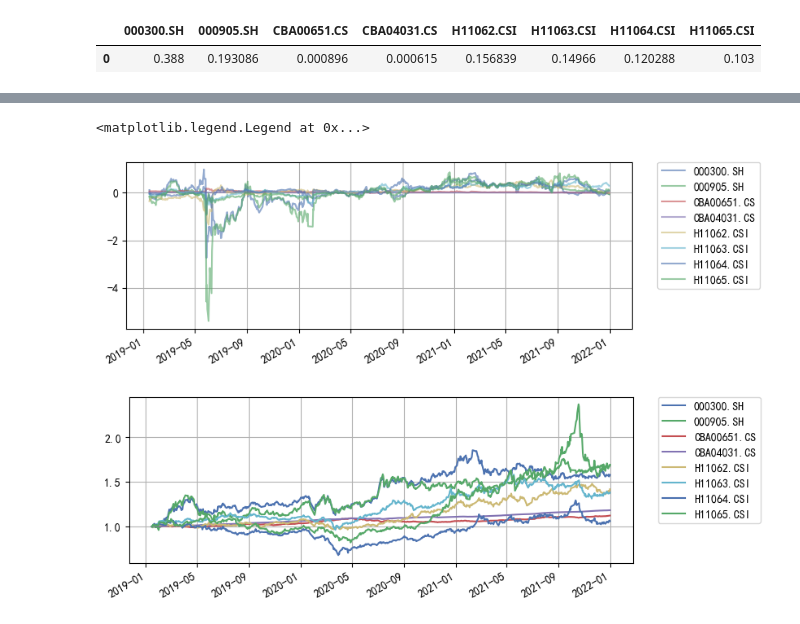
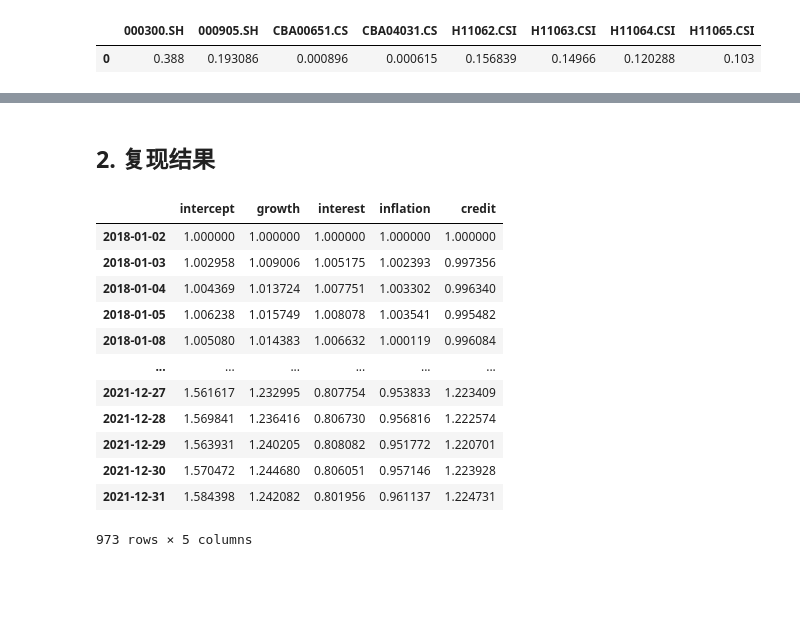
Before and after one commit to yuansicheng/factor_allocation_research, a Jupyter notebook: codes/bender_article.ipynb, the cells around one changed output, grey strips where cells are left out. Cells and saved outputs as stored; diff of their text form; code cells hidden in the pictures; blank space fills up the shorter version.

Commit message:
update asset alpha prediction

```diff
--- a/codes/bender_article.ipynb
+++ b/codes/bender_article.ipynb
@@ -244,11 +194,19 @@ aa_backtest._strategy._asset_alpha
-# %%
-asset_alpha.plot(figsize=(8,3), grid=True, alpha=0.6)
-plt.legend(loc=2, bbox_to_anchor=(1.05,1.0),borderaxespad = 0.)
-
-tmp = asset_data_raw.reindex(asset_alpha.index)
-(tmp/tmp.iloc[0]).reindex(asset_alpha.index).plot(figsize=(8,3), grid=True)
-plt.legend(loc=2, bbox_to_anchor=(1.05,1.0),borderaxespad = 0.)
-# %% [output]
-<matplotlib.legend.Legend at 0x...>
-[figure, removed]
-[figure, removed]
+# %% [markdown]
+## 2. 复现结果
+# %%
+# fmp
+fmp_value
+# %% [output]
+|  | intercept | growth | interest | inflation | credit |
+| 2018-01-02 | 1.000000 | 1.000000 | 1.000000 | 1.000000 | 1.000000 |
+| 2018-01-03 | 1.002958 | 1.009006 | 1.005175 | 1.002393 | 0.997356 |
+| 2018-01-04 | 1.004369 | 1.013724 | 1.007751 | 1.003302 | 0.996340 |
+| 2018-01-05 | 1.006238 | 1.015749 | 1.008078 | 1.003541 | 0.995482 |
+| 2018-01-08 | 1.005080 | 1.014383 | 1.006632 | 1.000119 | 0.996084 |
+| ... | ... | ... | ... | ... | ... |
+| 2021-12-27 | 1.561617 | 1.232995 | 0.807754 | 0.953833 | 1.223409 |
+| 2021-12-28 | 1.569841 | 1.236416 | 0.806730 | 0.956816 | 1.222574 |
+| 2021-12-29 | 1.563931 | 1.240205 | 0.808082 | 0.951772 | 1.220701 |
+| 2021-12-30 | 1.570472 | 1.244680 | 0.806051 | 0.957146 | 1.223928 |
+| 2021-12-31 | 1.584398 | 1.242082 | 0.801956 | 0.961137 | 1.224731 |
+973 rows × 5 columns
```
Also changed, not shown: parts of 6 cells of this notebook.
